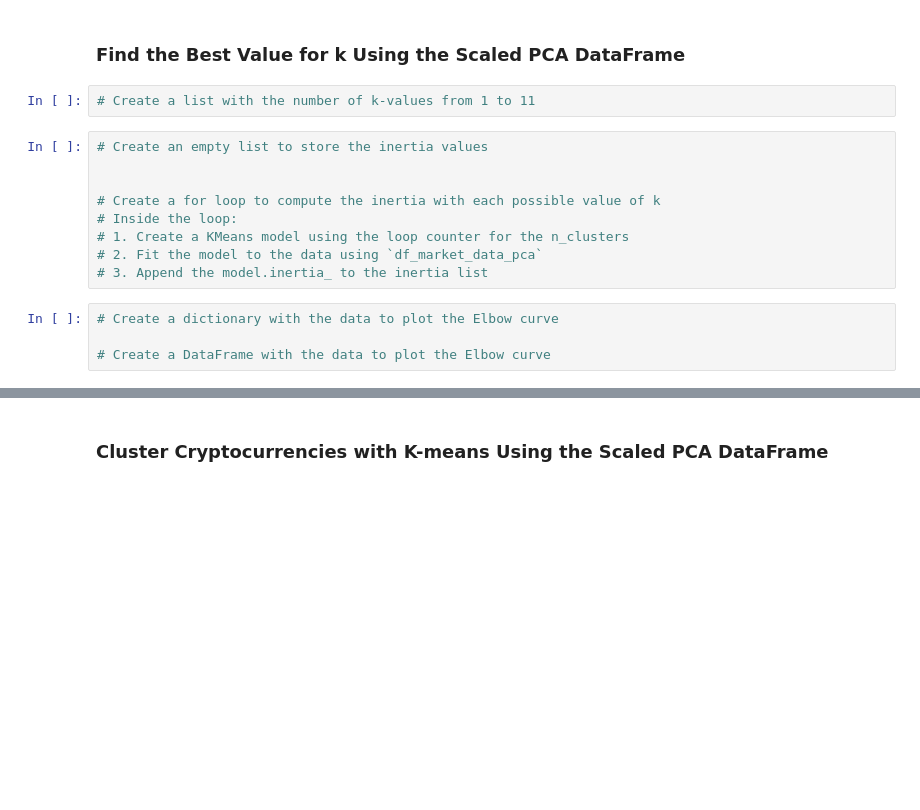
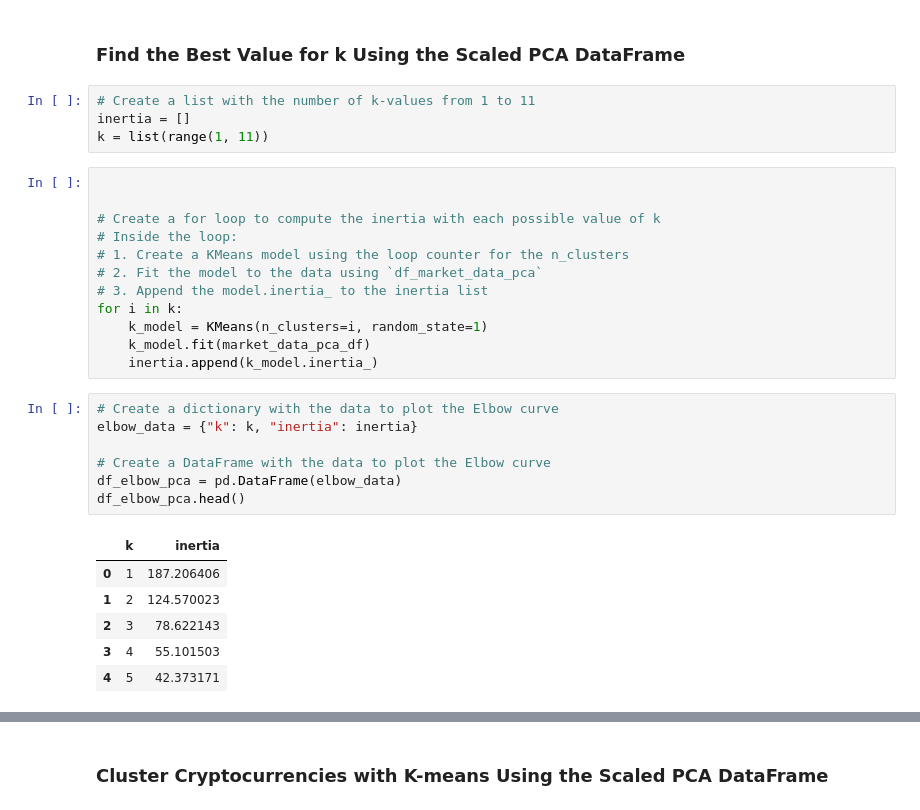
Before and after one commit to Daemch/CryptoClustering, a Jupyter notebook: Crypto_Clustering.ipynb, the cells around one changed output, grey strips where cells are left out. Cells and saved outputs as stored; diff of their text form; blank space fills up the shorter version.

```diff
--- a/Crypto_Clustering.ipynb
+++ b/Crypto_Clustering.ipynb
@@ -211,8 +257,9 @@ df_elbow.hvplot.line(
 ### Find the Best Value for k Using the Scaled PCA DataFrame
 # %%
 # Create a list with the number of k-values from 1 to 11
+inertia = []
+k = list(range(1, 11))
 # %%
-# Create an empty list to store the inertia values
 
 
 # Create a for loop to compute the inertia with each possible value of k
@@ -220,10 +267,24 @@ df_elbow.hvplot.line(
 # 1. Create a KMeans model using the loop counter for the n_clusters
 # 2. Fit the model to the data using `df_market_data_pca`
 # 3. Append the model.inertia_ to the inertia list
+for i in k:
+    k_model = KMeans(n_clusters=i, random_state=1)
+    k_model.fit(market_data_pca_df)
+    inertia.append(k_model.inertia_)
 # %%
 # Create a dictionary with the data to plot the Elbow curve
+elbow_data = {"k": k, "inertia": inertia}
 
 # Create a DataFrame with the data to plot the Elbow curve
+df_elbow_pca = pd.DataFrame(elbow_data)
+df_elbow_pca.head()
+# %% [output]
+|  | k | inertia |
+| 0 | 1 | 187.206406 |
+| 1 | 2 | 124.570023 |
+| 2 | 3 | 78.622143 |
+| 3 | 4 | 55.101503 |
+| 4 | 5 | 42.373171 |
 # %%
 # Plot a line chart with all the inertia values computed with
 # the different values of k to visually identify the optimal value for k.
```
Also changed, not shown: parts of 13 cells of this notebook.
